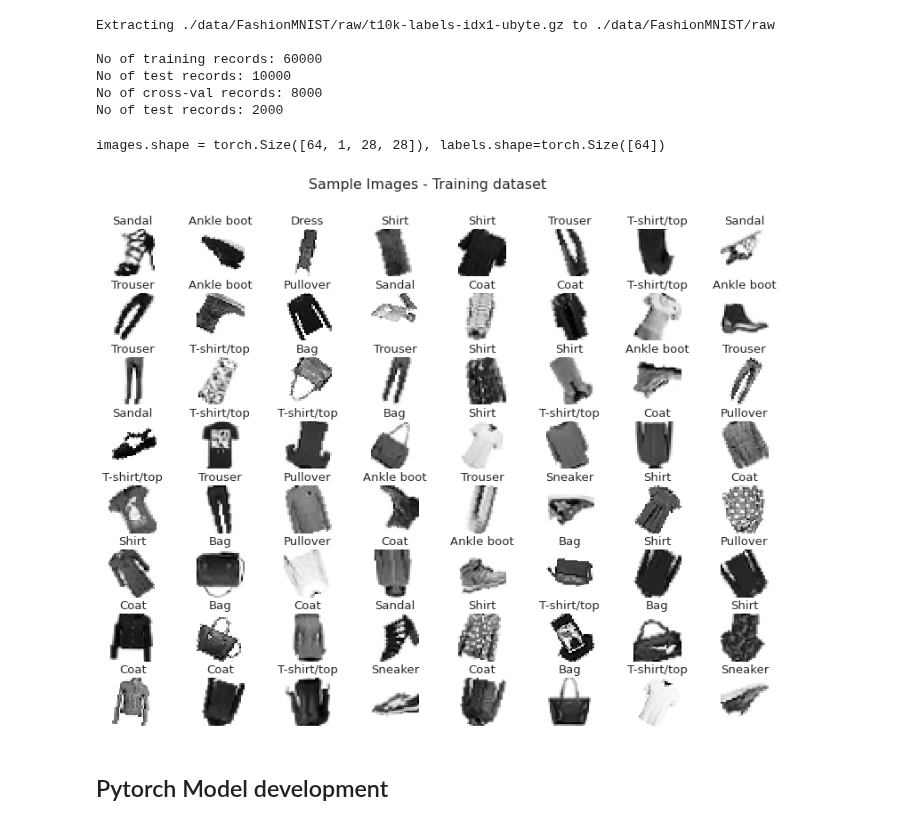
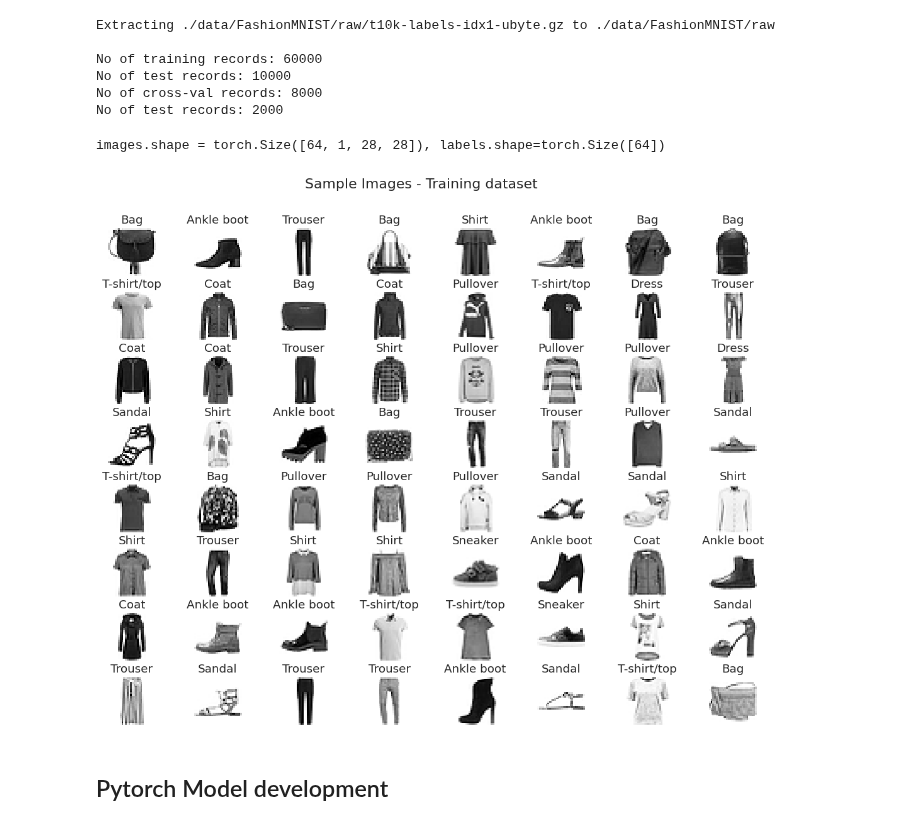
Before and after one commit to mjbhobe/dl-pytorch, a Jupyter notebook: pyt_fashion_mnist - Part3.ipynb, the cells around one changed output. Drawn from its saved outputs; the diff is of its cells as text; code cells hidden in the pictures.

```diff
--- a/pyt_fashion_mnist - Part3.ipynb
+++ b/pyt_fashion_mnist - Part3.ipynb
@@ -69,7 +65,7 @@ import seaborn as sns
 
 # tweaks for libraries
 np.set_printoptions(precision=6, linewidth=1024, suppress=True)
-plt.style.use('seaborn')
+plt.style.use('seaborn-v0_8')
 sns.set(style='darkgrid', context='notebook', font_scale=1.2)
 
 # Pytorch imports
@@ -77,26 +73,14 @@ import torch
 print(f'Using Pytorch version {torch.__version__}. ' +
       f'GPU {"is available :)" if torch.cuda.is_available() else "is not available :("}')
 import torch.nn as nn
-import torch.nn.functional as F
 from torchvision import datasets, transforms
 from torch import optim
-from torchsummary import summary
+import torchsummary
+import torchmetrics
+
 # My helper functions for training/evaluating etc.
-import pytorch_toolkit as pytk
+import torch_training_toolkit as t3
 
-# to ensure that you get consistent results across runs & machines
-# @see: https://discuss.pytorch.org/t/reproducibility-over-different-machines/63047
-SEED = 41
-# random.seed(SEED)
-# os.environ['PYTHONHASHSEED'] = str(SEED)
-# np.random.seed(SEED)
-# torch.manual_seed(SEED);
-
-# if torch.cuda.is_available():
-#     torch.cuda.manual_seed(SEED)
-#     torch.cuda.manual_seed_all(SEED)
-#     torch.backends.cudnn.deterministic = True
-#     torch.backends.cudnn.benchmark = False
-#     #torch.backends.cudnn.enabled = False
-pytk.seed_all(SEED)
+SEED = t3.seed_all(41)
+DEVICE = torch.device("cuda" if torch.cuda.is_available() else "cpu")
 # %% [output]
@@ -149,7 +133,7 @@ def display_sample(sample_images, sample_labels, grid_shape=(10, 10), plot_title
     # just in case these are not imported!
     import matplotlib.pyplot as plt
     import seaborn as sns
-    plt.style.use('seaborn')
+    plt.style.use('seaborn-v0_8')
 
     num_rows, num_cols = grid_shape
     assert sample_images.shape[0] == num_rows * num_cols
@@ -236,16 +220,16 @@ No of cross-val records: 8000
 No of test records: 2000
 # %%
 # display a sample
-trainloader = torch.utils.data.DataLoader(train_dataset, batch_size=64, shuffle=True)
+trainloader = torch.utils.data.DataLoader(test_dataset, batch_size=64, shuffle=True)
 data_iter = iter(trainloader)
-images, labels = data_iter.next()  # fetch first batch of 64 images & labels
+images, labels = next(data_iter)  # fetch first batch of 64 images & labels
 print(f'images.shape = {images.shape}, labels.shape={labels.shape}')
 #print(f'labels = {labels[:10]}')
 display_sample(images.cpu().numpy(), labels.cpu().numpy(), grid_shape=(8, 8),
                plot_title='Sample Images - Training dataset')
 # %% [output]
 images.shape = torch.Size([64, 1, 28, 28]), labels.shape=torch.Size([64])
-[figure, old version]
+[figure, new version]
 # %% [markdown]
 ## Pytorch Model development
 # %%
```
Also changed, not shown: parts of 20 cells of this notebook, 2 other files.
